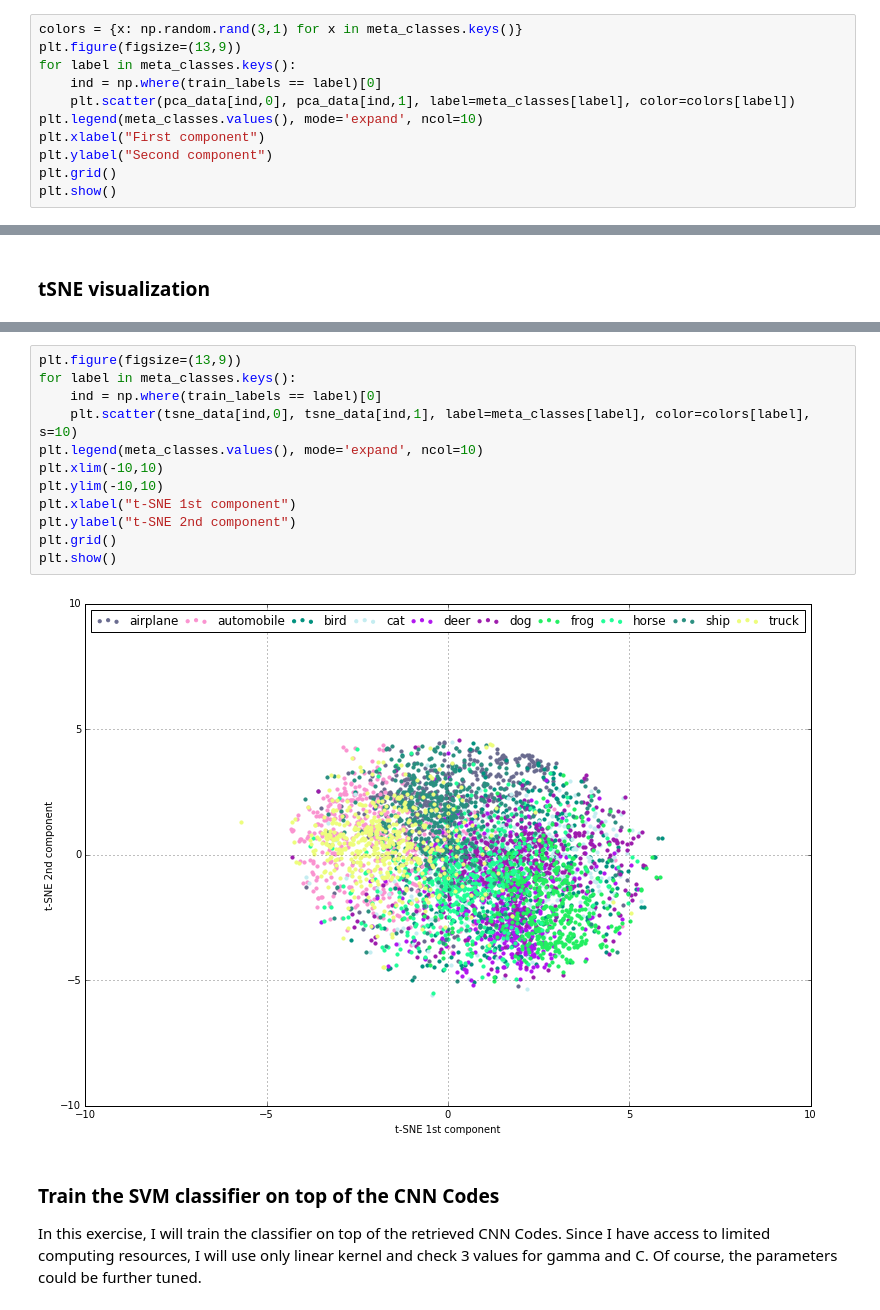
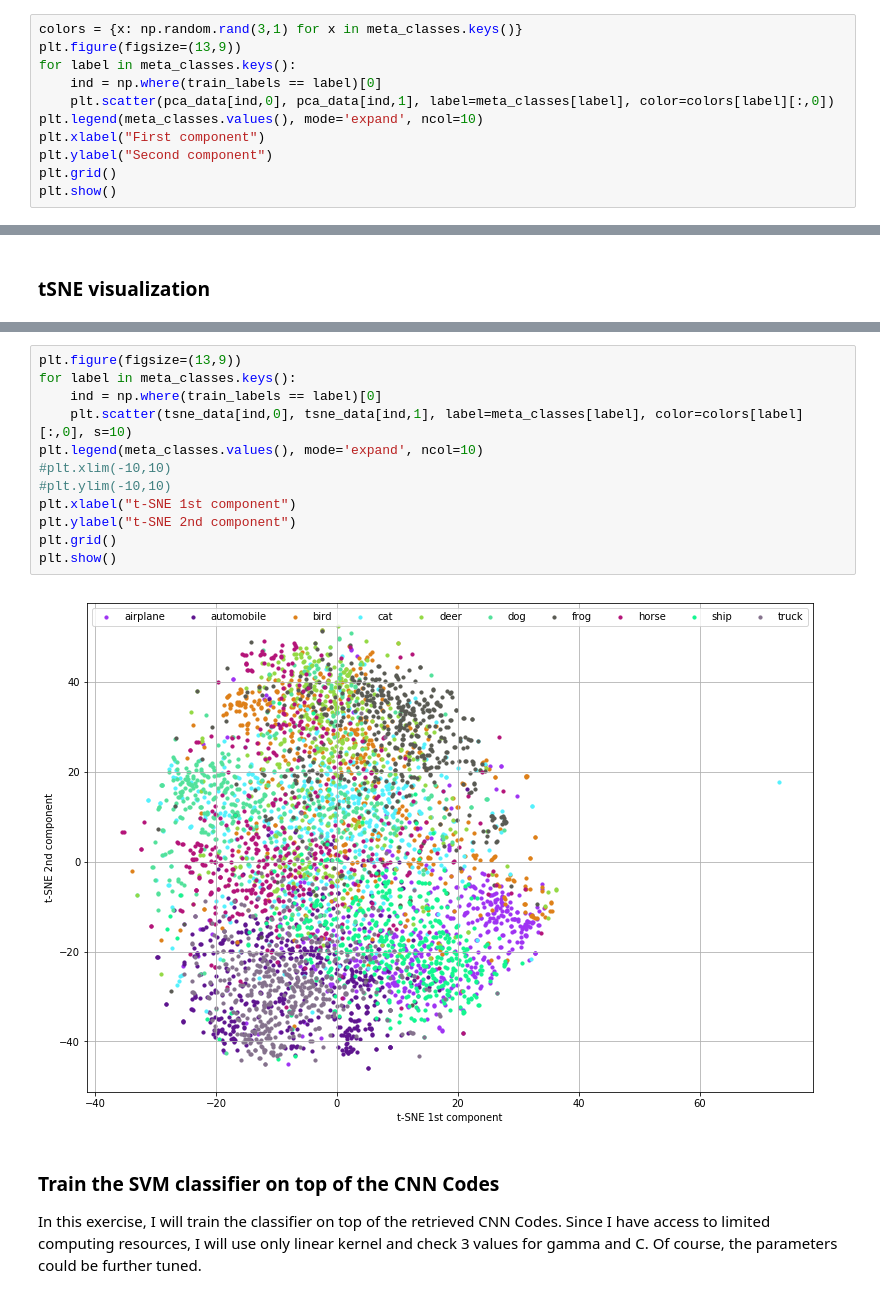
Before and after one commit to xgoogax/tplx-ds, a Jupyter notebook: pytorch codes visualization.ipynb, the cells around one changed output, grey strips where cells are left out. Drawn from its saved outputs; the diff is of its cells as text.

```diff
--- a/pytorch codes visualization.ipynb
+++ b/pytorch codes visualization.ipynb
@@ -62,7 +62,7 @@ colors = {x: np.random.rand(3,1) for x in meta_classes.keys()}
 plt.figure(figsize=(13,9))
 for label in meta_classes.keys():
     ind = np.where(train_labels == label)[0]
-    plt.scatter(pca_data[ind,0], pca_data[ind,1], label=meta_classes[label], color=colors[label])
+    plt.scatter(pca_data[ind,0], pca_data[ind,1], label=meta_classes[label], color=colors[label][:,0])
 plt.legend(meta_classes.values(), mode='expand', ncol=10)
 plt.xlabel("First component")
 plt.ylabel("Second component")
@@ -89,17 +89,17 @@ tsne_data = reduce_dimensionality(scaled_data, 2, 'tsne')
 # %%
 plt.figure(figsize=(13,9))
 for label in meta_classes.keys():
     ind = np.where(train_labels == label)[0]
-    plt.scatter(tsne_data[ind,0], tsne_data[ind,1], label=meta_classes[label], color=colors[label], s=10)
+    plt.scatter(tsne_data[ind,0], tsne_data[ind,1], label=meta_classes[label], color=colors[label][:,0], s=10)
 plt.legend(meta_classes.values(), mode='expand', ncol=10)
-plt.xlim(-10,10)
-plt.ylim(-10,10)
+#plt.xlim(-10,10)
+#plt.ylim(-10,10)
 plt.xlabel("t-SNE 1st component")
 plt.ylabel("t-SNE 2nd component")
 plt.grid()
 plt.show()
 # %% [output]
-[figure, old version]
+[figure, new version]
 # %% [markdown]
 ### Train the SVM classifier on top of the CNN Codes
 In this exercise, I will train the classifier on top of the retrieved CNN Codes. Since I have access to limited computing resources, I will use only linear kernel and check 3 values for gamma and C. Of course, the parameters could be further tuned.
```
Also changed, not shown: parts of 7 cells of this notebook, 2 other files.
